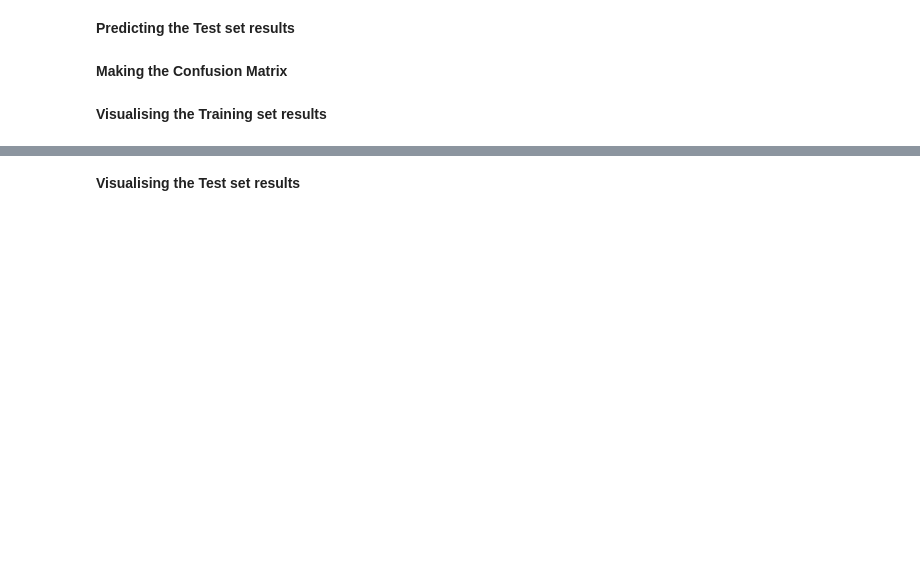
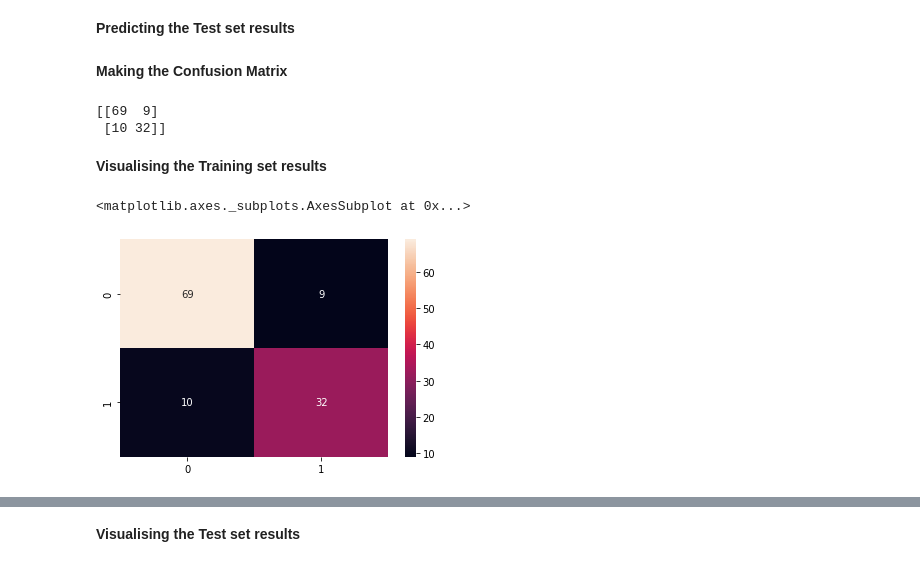
Before and after one commit to ajithspoojary/ML_Task7, a Jupyter notebook: Guvi_Decision_Trees_Assignment15.ipynb, the cells around one changed output, grey strips where cells are left out. Saved outputs shown, nothing was run; the diff lists cells and outputs as text; code cells hidden in the pictures; blank space fills up the shorter version.

```diff
--- a/Guvi_Decision_Trees_Assignment15.ipynb
+++ b/Guvi_Decision_Trees_Assignment15.ipynb
@@ -11,4 +70,12 @@
 # %% [markdown]
 **Feature Scaling**
+# %%
+ss = StandardScaler()
+ss.fit(x_train)
+ssx_train = ss.transform(x_train)
+ssx_test = ss.transform(x_test)
 # %% [markdown]
 **Fitting Decision Tree Classification to the Training set**
+# %%
+DTC = DecisionTreeClassifier()
+DTC.fit(ssx_train,y_train)
@@ -15,6 +84,19 @@
 # %% [markdown]
 **Predicting the Test set results**
+# %%
+y_pred = DTC.predict(ssx_test)
 # %% [markdown]
 **Making the Confusion Matrix**
+# %%
+print(confusion_matrix(y_test,y_pred))
+confustion_mat = confusion_matrix(y_test,y_pred)
+# %% [output]
+[[69  9]
+ [10 32]]
 # %% [markdown]
 **Visualising the Training set results**
+# %%
+sns.heatmap(confustion_mat, annot=True)
+# %% [output]
+<matplotlib.axes._subplots.AxesSubplot at 0x...>
+[figure, added]
```
Also changed, not shown: parts of 10 cells of this notebook.
